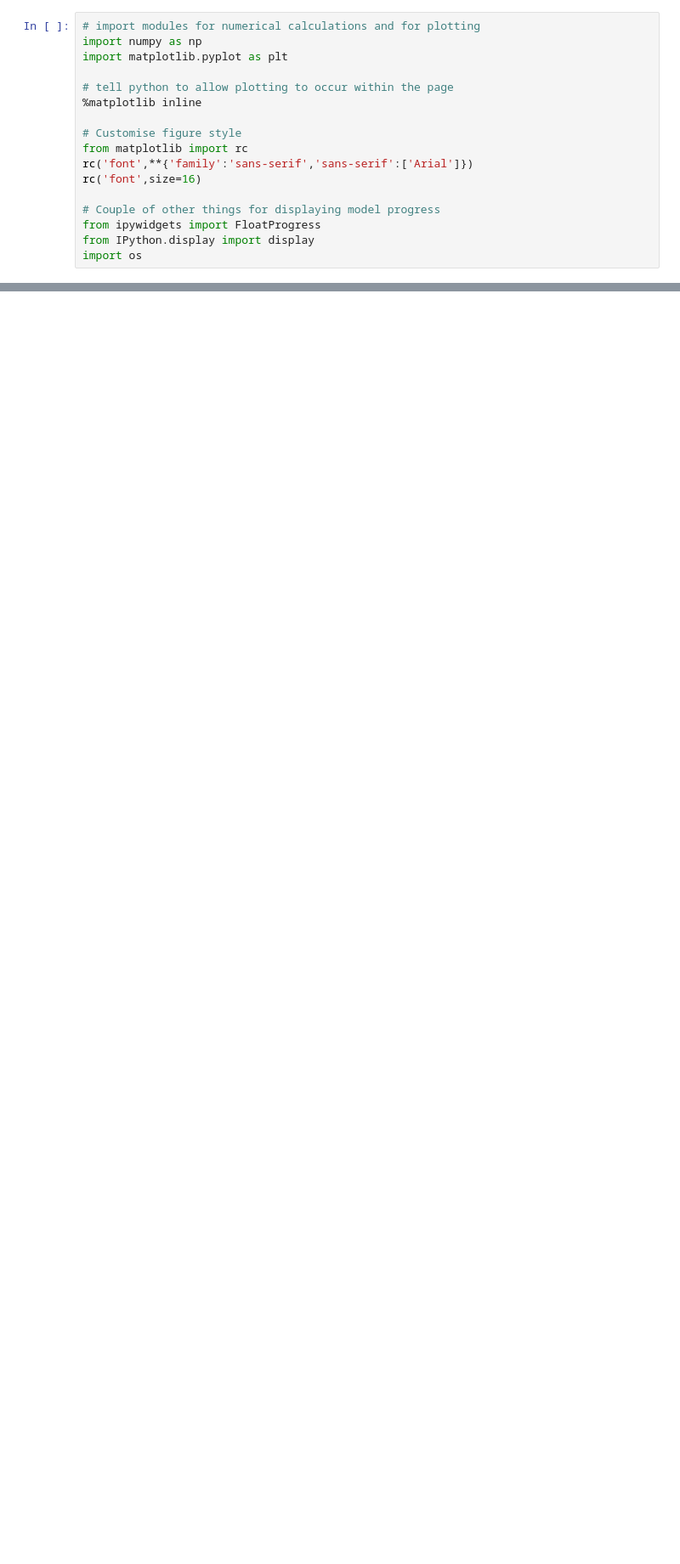
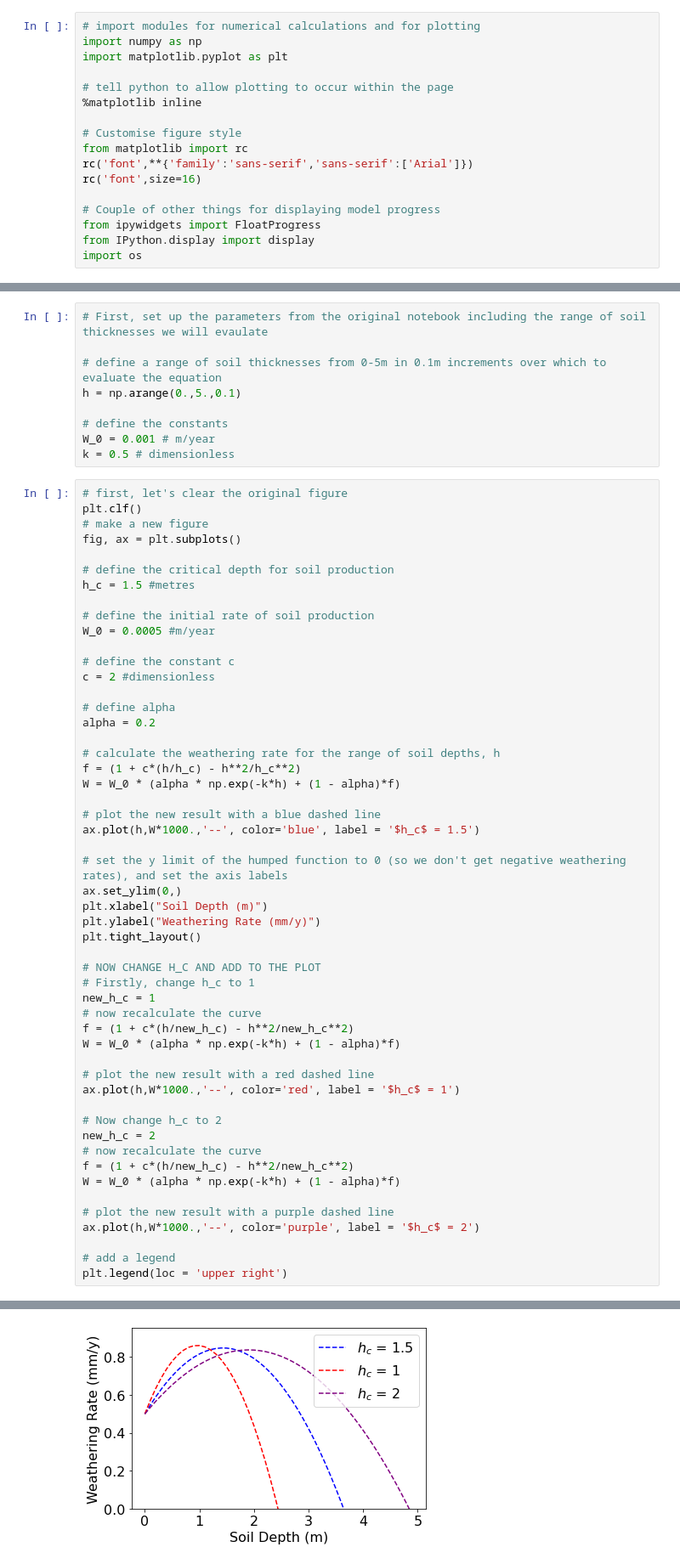
Before and after one commit to fclubb/EarthSurfaceProcesses, a Jupyter notebook: Week1_SoilsAndWeathering/SoilProductionFunction_ANSWERS.ipynb, the cells around one changed output, grey strips where cells are left out. Shown at 85% size. Drawn from its saved outputs; the diff is of its cells as text; blank space fills up the shorter version.

```diff
--- a/Week1_SoilsAndWeathering/SoilProductionFunction_ANSWERS.ipynb
+++ b/Week1_SoilsAndWeathering/SoilProductionFunction_ANSWERS.ipynb
@@ -79,0 +34,62 @@ Let's take a look at what this function looks like by plotting it with python:
+# %%
+# First, set up the parameters from the original notebook including the range of soil thicknesses we will evaulate
+
+# define a range of soil thicknesses from 0-5m in 0.1m increments over which to evaluate the equation
+h = np.arange(0.,5.,0.1)
+
+# define the constants
+W_0 = 0.001 # m/year
+k = 0.5 # dimensionless
+# %%
+# first, let's clear the original figure
+plt.clf()
+# make a new figure
+fig, ax = plt.subplots()
+
+# define the critical depth for soil production
+h_c = 1.5 #metres
+
+# define the initial rate of soil production
+W_0 = 0.0005 #m/year
+
+# define the constant c
+c = 2 #dimensionless
+
+# define alpha
+alpha = 0.2
+
+# calculate the weathering rate for the range of soil depths, h
+f = (1 + c*(h/h_c) - h**2/h_c**2)
+W = W_0 * (alpha * np.exp(-k*h) + (1 - alpha)*f)
+
+# plot the new result with a blue dashed line
+ax.plot(h,W*1000.,'--', color='blue', label = '$h_c$ = 1.5')
+
+# set the y limit of the humped function to 0 (so we don't get negative weathering rates), and set the axis labels
+ax.set_ylim(0,)
+plt.xlabel("Soil Depth (m)")
+plt.ylabel("Weathering Rate (mm/y)")
+plt.tight_layout()
+
+# NOW CHANGE H_C AND ADD TO THE PLOT
+# Firstly, change h_c to 1
+new_h_c = 1
+# now recalculate the curve
+f = (1 + c*(h/new_h_c) - h**2/new_h_c**2)
+W = W_0 * (alpha * np.exp(-k*h) + (1 - alpha)*f)
+
+# plot the new result with a red dashed line
+ax.plot(h,W*1000.,'--', color='red', label = '$h_c$ = 1')
+
+# Now change h_c to 2
+new_h_c = 2
+# now recalculate the curve
+f = (1 + c*(h/new_h_c) - h**2/new_h_c**2)
+W = W_0 * (alpha * np.exp(-k*h) + (1 - alpha)*f)
+
+# plot the new result with a purple dashed line
+ax.plot(h,W*1000.,'--', color='purple', label = '$h_c$ = 2')
+
+# add a legend
+plt.legend(loc = 'upper right')
+# %% [output]
@@ -79,0 +98 @@ Let's take a look at what this function looks like by plotting it with python:
+[figure, added]
```
Also changed, not shown: parts of 26 cells of this notebook.
